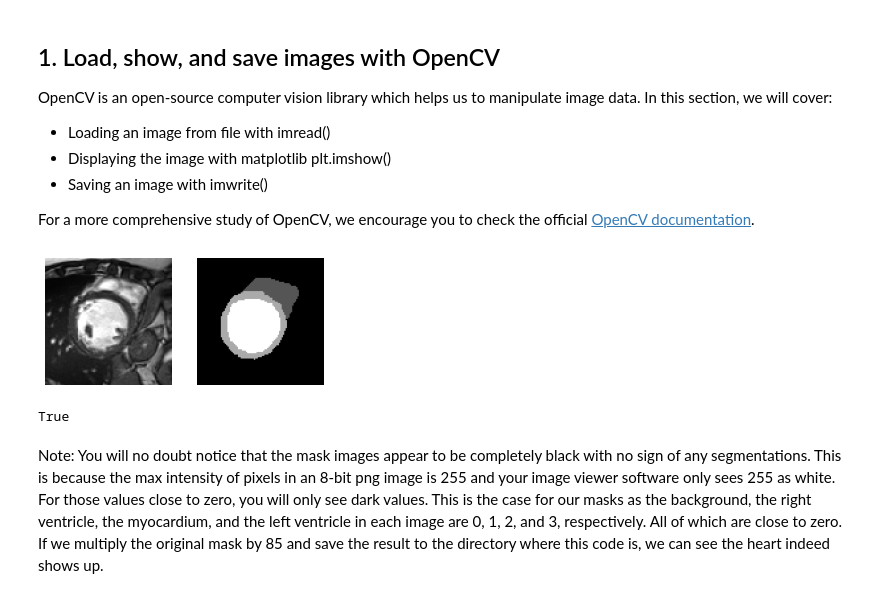
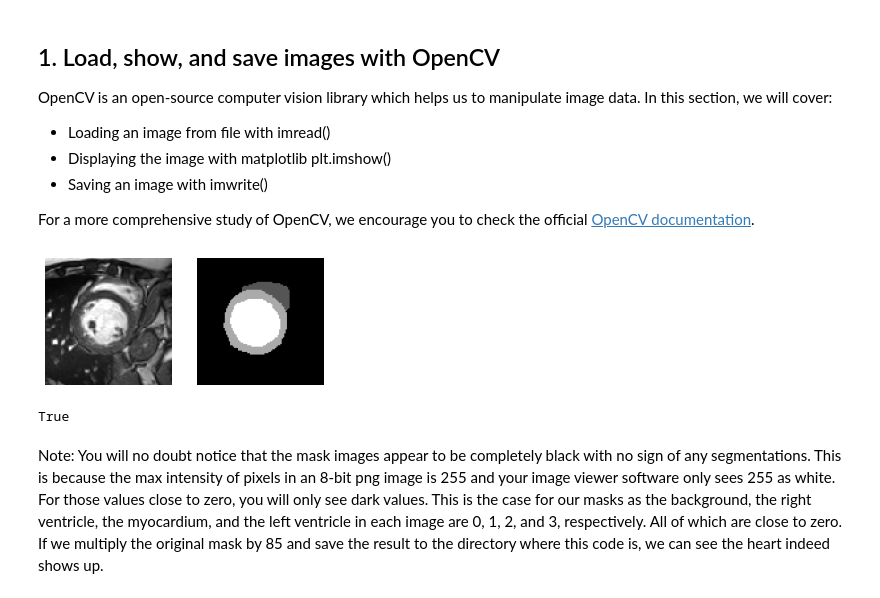
Before and after one commit to matt51814/CW2, a Jupyter notebook: tutorial.ipynb, the cells around one changed output. Saved outputs shown, nothing was run; the diff lists cells and outputs as text; code cells hidden in the pictures.

```diff
--- a/tutorial.ipynb
+++ b/tutorial.ipynb
@@ -28,15 +28,16 @@ def show_image_mask(img, mask, cmap='gray'): # visualisation
 # %%
 import os
 import cv2 #import OpenCV
 
 data_dir = './data/train'
-image = cv2.imread(os.path.join(data_dir,'image','cmr1.png'), cv2.IMREAD_UNCHANGED)
-mask = cv2.imread(os.path.join(data_dir,'mask','cmr1_mask.png'), cv2.IMREAD_UNCHANGED)
+image = cv2.imread(os.path.join(data_dir,'image','cmr2.png'), cv2.IMREAD_UNCHANGED)
+mask = cv2.imread(os.path.join(data_dir,'mask','cmr2_mask.png'), cv2.IMREAD_UNCHANGED)
+
 show_image_mask(image, mask, cmap='gray')
 plt.pause(1)
 cv2.imwrite(os.path.join('./','cmr1.png'), mask*85)
 # %% [output]
-[figure, old version]
+[figure, new version]
 True
 # %% [markdown]
 Note: You will no doubt notice that the mask images appear to be completely black with no sign of any segmentations. This is because the max intensity of pixels in an 8-bit png image is 255 and your image viewer software only sees 255 as white. For those values close to zero, you will only see dark values. This is the case for our masks as the background, the right ventricle, the myocardium, and the left ventricle in each image are 0, 1, 2, and 3, respectively. All of which are close to zero. If we multiply the original mask by 85 and save the result to the directory where this code is, we can see the heart indeed shows up.
```
Also changed, not shown: parts of 9 cells of this notebook.
